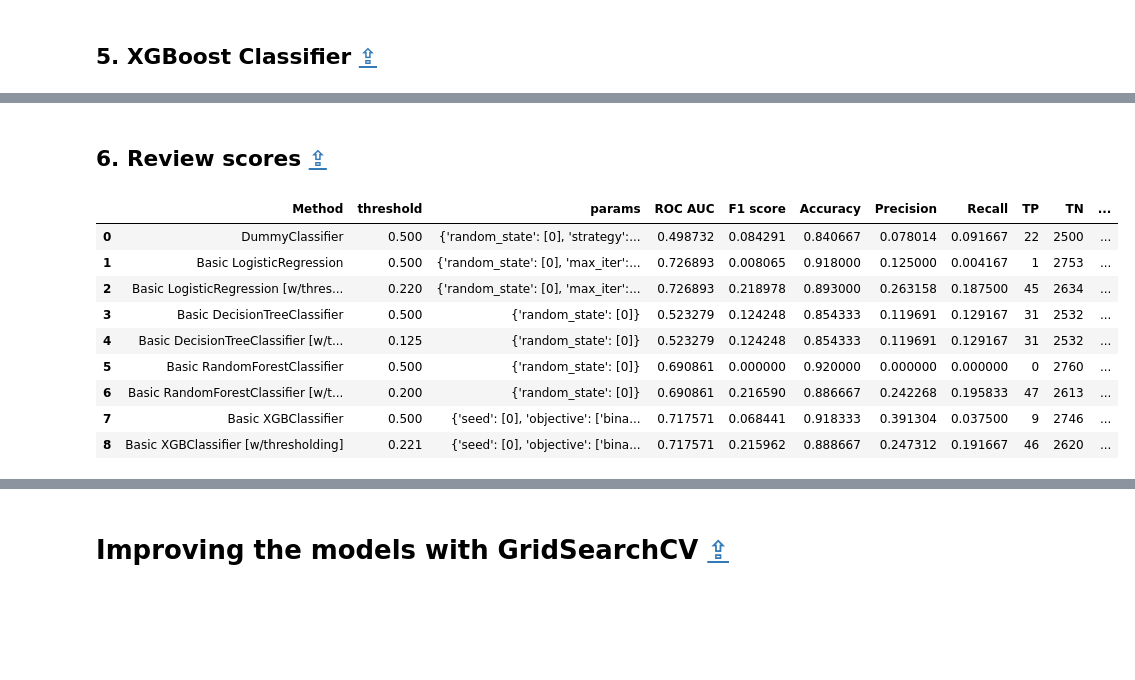
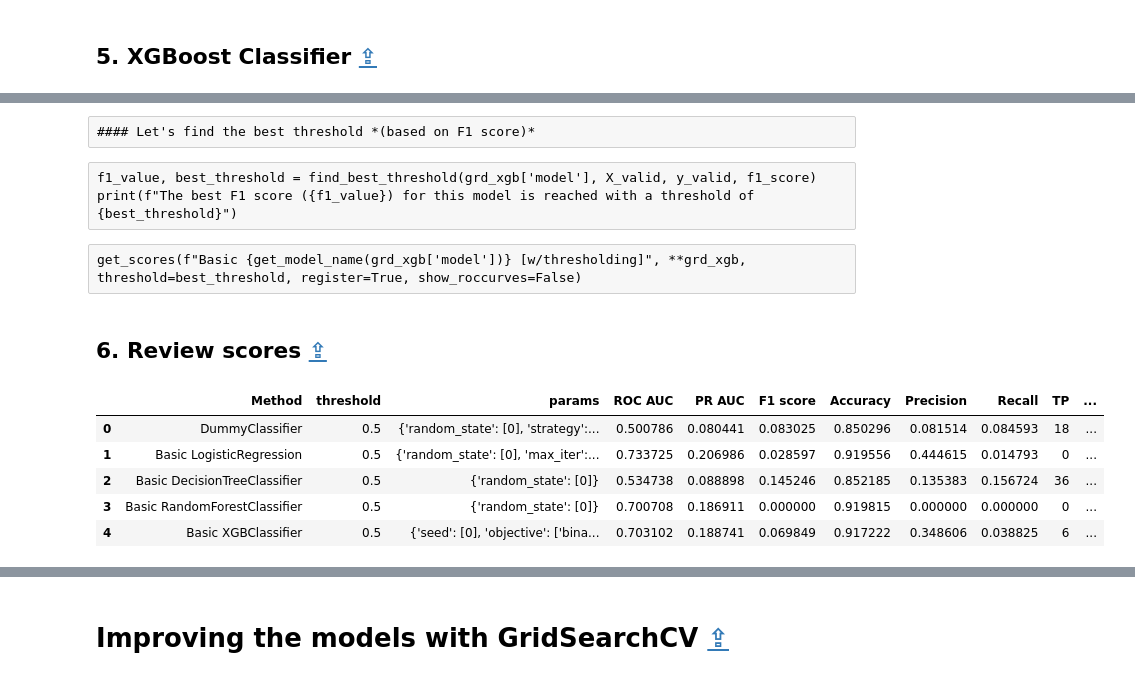
Before and after one commit to Valkea/OC_AI_04, a Jupyter notebook: 02_Scoring.ipynb, the cells around one changed output, grey strips where cells are left out. Cells and saved outputs as stored; diff of their text form; code cells hidden in the pictures; blank space fills up the shorter version.

Commit message:
feature: add Precision-Recall curves and scores
refactor: save scores from cross-validation instead of scores computed on best estimator

```diff
--- a/02_Scoring.ipynb
+++ b/02_Scoring.ipynb
@@ -312,24 +347,28 @@ def print_rocauc(y_true, y_pred_dict, figsize=[5,5], ax=None):
 # %%
-scores = pd.DataFrame(columns=['Method', 'threshold', 'params', 'ROC AUC', 'F1 score', 'Accuracy', 'Precision', 'Recall', 'TP', 'TN', 'FP', 'FN', 'Training time', 'Inference time'])
+scores_df = pd.DataFrame(columns=['Method', 'threshold', 'params', 'ROC AUC', 'PR AUC', 'F1 score', 'Accuracy', 'Precision', 'Recall', 'TP', 'TN', 'FP', 'FN', 'Training time', 'Inference time'])
 y_preds = {}
 scores_path = 'data/scores.csv'
-scores.to_csv(scores_path, index=False)
+scores_df.to_csv(scores_path, index=False)
 
-def get_scores(method_name, model, X_ref=None, y_ref=None, param_grid=None, threshold=None, training_time=None, inference_time=None, register=False, simple=False, show_classification=True, show_confusion=True, show_roccurves=True, **others):
+def get_scores(method_name, model, X_ref=None, y_ref=None, param_grid=None, threshold=None, training_time=None, inference_time=None, register=False, simple=False, show_classification=True, show_confusion=True, show_roccurves=True, **scores):
 
     if X_ref is None:
-        X_ref = X_valid
+        #X_ref = X_valid
+        X_ref = X_test
 
     if y_ref is None:
-        y_ref = y_valid
+        #y_ref = y_valid
+        y_ref = y_test
 
     y_pred, y_pred_proba, inference_time = predict(model, X_ref, threshold)
 
-    rocauc_value = roc_auc_score(y_ref, y_pred_proba)
-    f1_value = f1_score(y_ref, y_pred)
-    accuracy_value = accuracy_score(y_ref, y_pred)
-    precision_value = precision_score(y_ref, y_pred, zero_division=0)
-    recall_value = recall_score(y_ref, y_pred)
+
+    rocauc_value = scores.get('roc_auc', None)
+    f1_value =  scores.get('f1', None)
+    accuracy_value =  scores.get('accuracy', None)
+    precision_value =  scores.get('precision', None)
+    recall_value = scores.get('recall', None)
+    prauc_value = scores.get('average_precision', None)
 
     cm = confusion_matrix(y_ref, y_pred, labels=[0,1])
     TN, FP, FN, TP = cm[0][0], cm[0][1], cm[1][0], cm[1][1]
@@ -337,17 +376,24 @@ def get_scores(method_name, model, X_ref=None, y_ref=None, param_grid=None, thre
     # Register score and replace if it already exists
     if register:
         threshold = threshold if threshold else 0.5
-        idx = np.where(scores.Method == method_name)[0]
-        idx = idx[0] if idx.size > 0 else len(scores.index)
-        scores.loc[idx] = [method_name, threshold, param_grid, rocauc_value, f1_value, accuracy_value, precision_value, recall_value, TP, TN, FP, FN, training_time, inference_time]
+        idx = np.where(scores_df.Method == method_name)[0]
+        idx = idx[0] if idx.size > 0 else len(scores_df.index)
+        scores_df.loc[idx] = [method_name, threshold, param_grid, rocauc_value, prauc_value, f1_value, accuracy_value, precision_value, recall_value, TP, TN, FP, FN, training_time, inference_time]
 
-        scores.to_csv(scores_path, index=False)
+        scores_df.to_csv(scores_path, index=False)
 
     # Basic report
-    print(f"--- {method_name} ---\n\nROC AUC:{rocauc_value}\nF1-score:{f1_value}\nRecall:{recall_value}\n")
+    scores_str = ""
+    for key in scores.keys():
+        if type(scores[key]) == np.float64:
+            scores_str += f"{key.upper().rjust(20)} : {scores[key]:.4f}\n"
+    print(f"--- {method_name} ---\n\n{scores_str}")
+
 
     if simple:
         return
+
+    print('-'*100,'The informations below this line are based on the best estimator of the cross-validation'.center(100,), '-'*100, sep='\n', end='\n\n')
 
     # Classification report
     if show_classification:
@@ -361,6 +407,7 @@ def get_scores(method_name, model, X_ref=None, y_ref=None, param_grid=None, thre
     if show_roccurves:
         y_preds[method_name] = y_pred_proba
         print_rocauc(y_ref, y_preds)
+        print_prauc(y_ref, y_preds)
 # %%
 def predict(model, X_ref, threshold=None):
     t0 = time.perf_counter()
@@ -785,16 +805,19 @@ Prediction = 1       0.25      0.19      0.22       240
+# %% [raw]
+#### Let's find the best threshold *(based on F1 score)*
+# %% [raw]
+f1_value, best_threshold = find_best_threshold(grd_xgb['model'], X_valid, y_valid, f1_score)
+print(f"The best F1 score ({f1_value}) for this model is reached with a threshold of {best_threshold}")
+# %% [raw]
+get_scores(f"Basic {get_model_name(grd_xgb['model'])} [w/thresholding]", **grd_xgb, threshold=best_threshold, register=True, show_roccurves=False)
 # %% [markdown]
 ## 6. Review scores <a class="anchor" id="models_scores"></a> [⇪](#menu)
 # %%
-scores
+scores_df
 # %% [output]
-|  | Method | threshold | params | ROC AUC | F1 score | Accuracy | Precision | Recall | TP | TN | ... |
-| 0 | DummyClassifier | 0.500 | {'random_state': [0], 'strategy':... | 0.498732 | 0.084291 | 0.840667 | 0.078014 | 0.091667 | 22 | 2500 | ... |
-| 1 | Basic LogisticRegression | 0.500 | {'random_state': [0], 'max_iter':... | 0.726893 | 0.008065 | 0.918000 | 0.125000 | 0.004167 | 1 | 2753 | ... |
-| 2 | Basic LogisticRegression [w/thres... | 0.220 | {'random_state': [0], 'max_iter':... | 0.726893 | 0.218978 | 0.893000 | 0.263158 | 0.187500 | 45 | 2634 | ... |
-| 3 | Basic DecisionTreeClassifier | 0.500 | {'random_state': [0]} | 0.523279 | 0.124248 | 0.854333 | 0.119691 | 0.129167 | 31 | 2532 | ... |
-| 4 | Basic DecisionTreeClassifier [w/t... | 0.125 | {'random_state': [0]} | 0.523279 | 0.124248 | 0.854333 | 0.119691 | 0.129167 | 31 | 2532 | ... |
-| 5 | Basic RandomForestClassifier | 0.500 | {'random_state': [0]} | 0.690861 | 0.000000 | 0.920000 | 0.000000 | 0.000000 | 0 | 2760 | ... |
-| 6 | Basic RandomForestClassifier [w/t... | 0.200 | {'random_state': [0]} | 0.690861 | 0.216590 | 0.886667 | 0.242268 | 0.195833 | 47 | 2613 | ... |
-| 7 | Basic XGBClassifier | 0.500 | {'seed': [0], 'objective': ['bina... | 0.717571 | 0.068441 | 0.918333 | 0.391304 | 0.037500 | 9 | 2746 | ... |
-| 8 | Basic XGBClassifier [w/thresholding] | 0.221 | {'seed': [0], 'objective': ['bina... | 0.717571 | 0.215962 | 0.888667 | 0.247312 | 0.191667 | 46 | 2620 | ... |
+|  | Method | threshold | params | ROC AUC | PR AUC | F1 score | Accuracy | Precision | Recall | TP | ... |
+| 0 | DummyClassifier | 0.5 | {'random_state': [0], 'strategy':... | 0.500786 | 0.080441 | 0.083025 | 0.850296 | 0.081514 | 0.084593 | 18 | ... |
+| 1 | Basic LogisticRegression | 0.5 | {'random_state': [0], 'max_iter':... | 0.733725 | 0.206986 | 0.028597 | 0.919556 | 0.444615 | 0.014793 | 0 | ... |
+| 2 | Basic DecisionTreeClassifier | 0.5 | {'random_state': [0]} | 0.534738 | 0.088898 | 0.145246 | 0.852185 | 0.135383 | 0.156724 | 36 | ... |
+| 3 | Basic RandomForestClassifier | 0.5 | {'random_state': [0]} | 0.700708 | 0.186911 | 0.000000 | 0.919815 | 0.000000 | 0.000000 | 0 | ... |
+| 4 | Basic XGBClassifier | 0.5 | {'seed': [0], 'objective': ['bina... | 0.703102 | 0.188741 | 0.069849 | 0.917222 | 0.348606 | 0.038825 | 6 | ... |
 # %%
```
Also changed, not shown: parts of 165 cells of this notebook.
